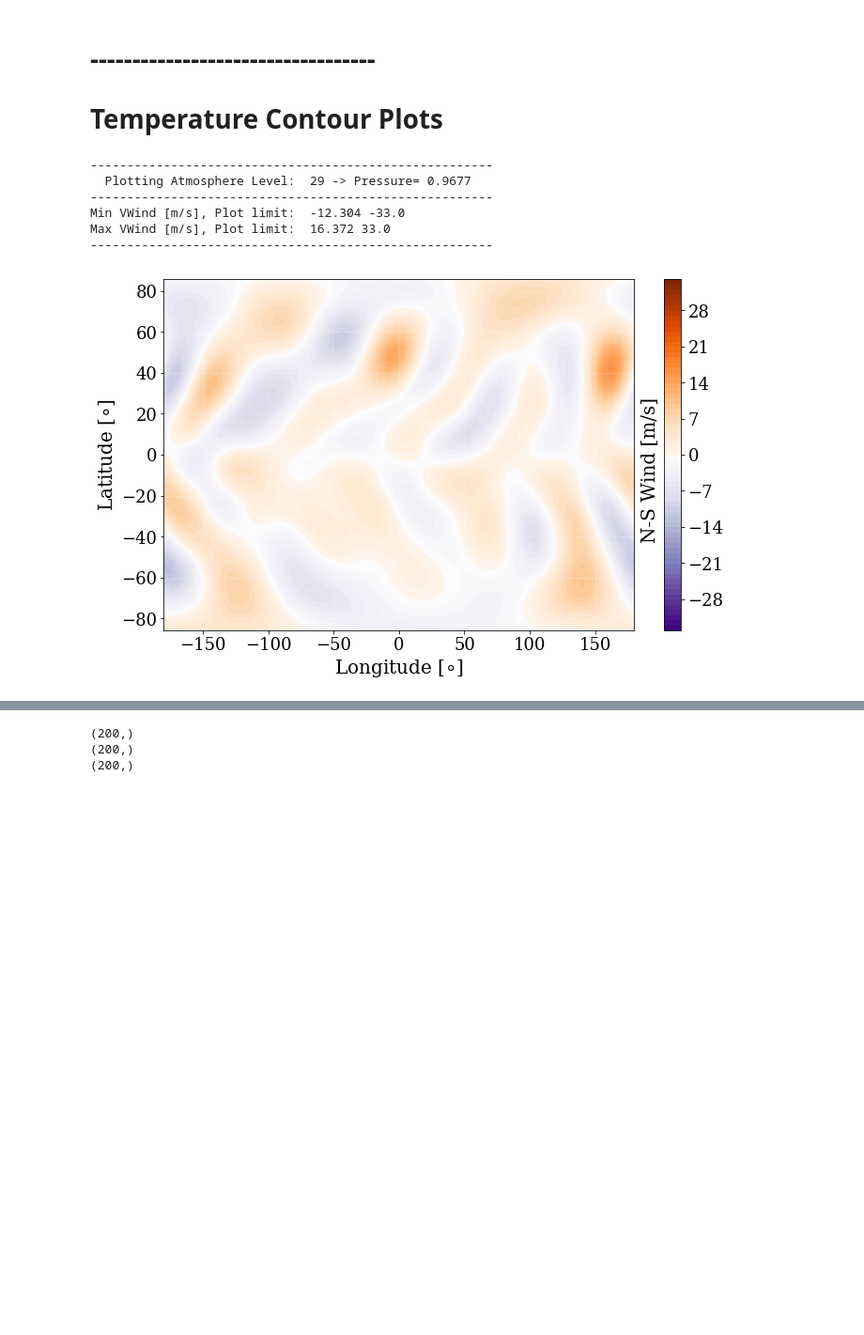
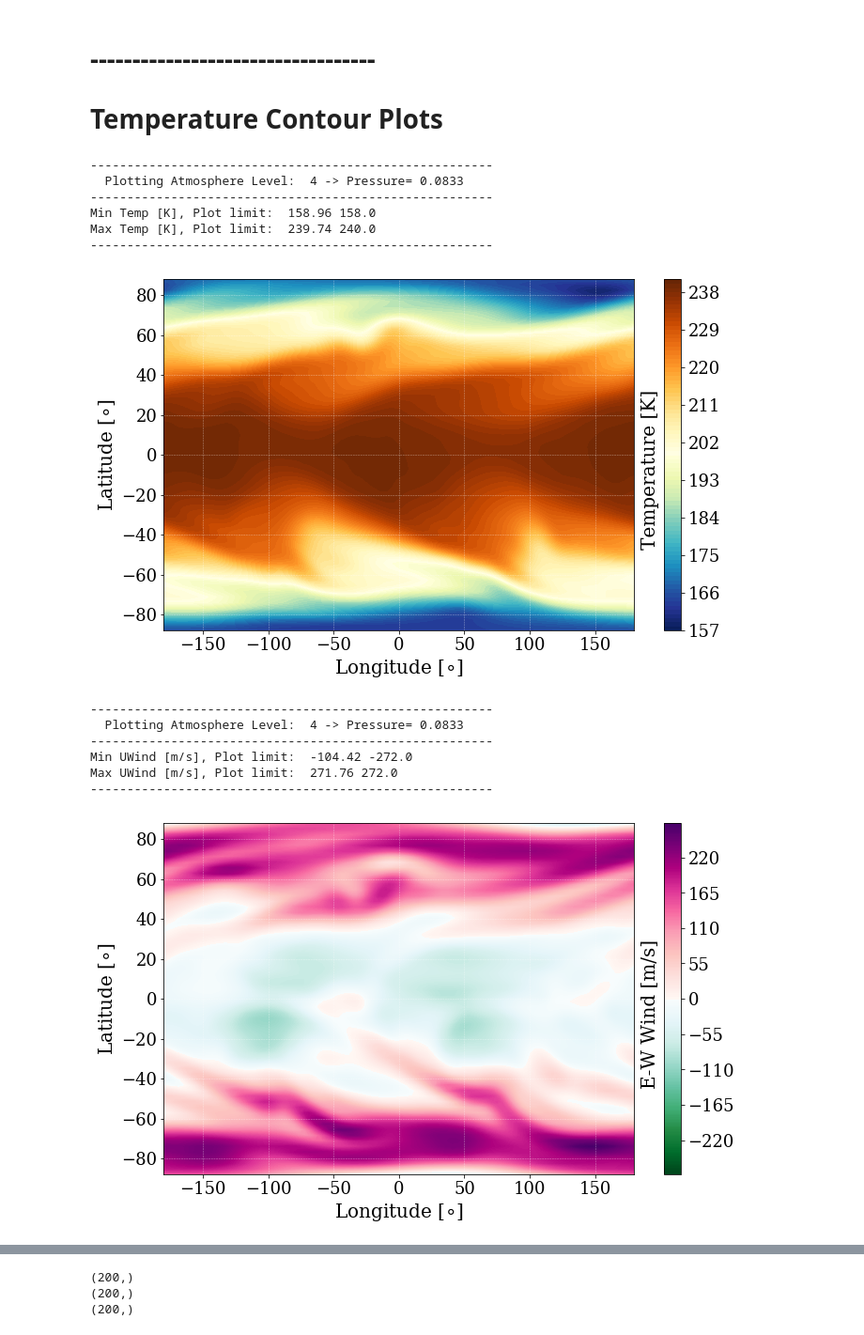
Before and after one commit to emily-rauscher/GCM_plots, a Jupyter notebook: PLOTS.ipynb, the cells around one changed output, grey strips where cells are left out. Shown at 94% size. Cells and saved outputs as stored; diff of their text form; code cells hidden in the pictures; blank space fills up the shorter version.

Commit message:
more plots

```diff
--- a/PLOTS.ipynb
+++ b/PLOTS.ipynb
@@ -3,7 +3,9 @@ from load_data import load_data
 
 path='Files/'
 
-runname,lon_arr,lat_arr,oom,surfp,p_BAR,data_26,data_lo=load_data(path)
+LastOrbit_=False
+
+runname,lon_arr_21,lat_arr_21,oom,surfp,p_BAR,data_26_21,data_lo=load_data(path,LastOrbit_)
 # %% [output]
 Run Name?:EARTH_T21
 Pressure OOM?:0
@@ -28,9 +30,9 @@ N_params:  6
 # %%
 from igcm_Plot import igcm_Plot
 
-lev=29
+lev=4
 
-plot=2              #0=temp, 1=U wind, 2=V wind, 3=streamplot
+plot=0              #0=temp, 1=U wind, 2=V wind, 3=streamplot
 
 vfrac=2.0           #for streamplot only
 
@@ -55,51 +57,67 @@ if plot==3:
     ptype='STREAM'
 
 if ortho==True:
     pstyle='_ortho'
 else:
     pstyle=''
 
 savename=path+runname+'/'+ptype+str(int(lev))+pstyle+'.pdf'
 
 
 ver=True           #verbose output, PLOTS AND TEXT
 
-cbarL=-33.0 #useful for multiple plots --- force lower limit of colorbars. SET 0 otherwise
-cbarM=33.0 #useful for multiple plots --- force upper limit of colorbars
+cbarL=0.0 #useful for multiple plots --- force lower limit of colorbars. SET 0 otherwise
+cbarM=0.0 #useful for multiple plots --- force upper limit of colorbars
 ex=1           # if you want to extend the colorbar. Default is 1 for temperature
 
 cbar_even=True #for Winds, center colorbar so that 0 is middle.
 ncolors=0  #0,sets so that each color step =1 in whatever units. otherwise =multiple of that
 
 %matplotlib inline
 igcm_Plot(plot,lon_arr,lat_arr,p_BAR,data_26,lev,latcenter,loncenter,ex,units_a,units_t,units_w,freeze,
           savefig,savename,ortho,ver,cbarL,cbarM,cbar_even,ncolors,vfrac,False)
 ###########################
-#plot=1
-#ptype='UWIND'
-#savename=path+runname+'/'+ptype+str(int(lev))+pstyle+'.pdf'
+plot=1
+ptype='UWIND'
+#cbarL=-33.0
+#cbarM=33.0
+savename=path+runname+'/'+ptype+str(int(lev))+pstyle+'.pdf'
 
-#igcm_Plot(plot,lon_arr,lat_arr,p_BAR,data_26,lev,latcenter,loncenter,ex,units_a,units_t,units_w,freeze,
-#          savefig,savename,ortho,ver,cbarL,cbarM,cbar_even,ncolors,vfrac,False)
+igcm_Plot(plot,lon_arr,lat_arr,p_BAR,data_26,lev,latcenter,loncenter,ex,units_a,units_t,units_w,freeze,
+          savefig,savename,ortho,ver,cbarL,cbarM,cbar_even,ncolors,vfrac,False)
 ###########################
-#plot=2
-#ptype='VWIND'
-#savename=path+runname+'/'+ptype+str(int(lev))+pstyle+'.pdf'
+plot=2
+ptype='VWIND'
+#cbarL=-33.0
+#cbarM=33.0
+savename=path+runname+'/'+ptype+str(int(lev))+pstyle+'.pdf'
 
-#igcm_Plot(plot,lon_arr,lat_arr,p_BAR,data_26,lev,latcenter,loncenter,ex,units_a,units_t,units_w,freeze,
-#          savefig,savename,ortho,ver,cbarL,cbarM,cbar_even,ncolors,vfrac,False)
+igcm_Plot(plot,lon_arr,lat_arr,p_BAR,data_26,lev,latcenter,loncenter,ex,units_a,units_t,units_w,freeze,
+          savefig,savename,ortho,ver,cbarL,cbarM,cbar_even,ncolors,vfrac,False)
 ###########################
-#plot=3
-#ptype='STREAM'
-#savename=path+runname+'/'+ptype+str(int(lev))+pstyle+'.png'
+plot=3
+ptype='STREAM'
+#cbarL=245.0
+#cbarM=305.0
+if ortho==True:
+    savename=path+runname+'/'+ptype+str(int(lev))+pstyle+'.png'
+else:
+    savename=path+runname+'/'+ptype+str(int(lev))+pstyle+'.pdf'
 
-#igcm_Plot(plot,lon_arr,lat_arr,p_BAR,data_26,lev,latcenter,loncenter,ex,units_a,units_t,units_w,freeze,
-#          savefig,savename,ortho,ver,cbarL,cbarM,cbar_even,ncolors,vfrac,False)
+igcm_Plot(plot,lon_arr,lat_arr,p_BAR,data_26,lev,latcenter,loncenter,ex,units_a,units_t,units_w,freeze,
+          savefig,savename,ortho,ver,cbarL,cbarM,cbar_even,ncolors,vfrac,False)
 # %% [output]
 -------------------------------------------------------
-  Plotting Atmosphere Level:  29 -> Pressure= 0.9677
+  Plotting Atmosphere Level:  4 -> Pressure= 0.0833
 -------------------------------------------------------
-Min VWind [m/s], Plot limit:  -12.304 -33.0
-Max VWind [m/s], Plot limit:  16.372 33.0
+Min Temp [K], Plot limit:  158.96 158.0
+Max Temp [K], Plot limit:  239.74 240.0
 -------------------------------------------------------
-[figure, old version]
+[figure, new version]
+-------------------------------------------------------
+  Plotting Atmosphere Level:  4 -> Pressure= 0.0833
+-------------------------------------------------------
+Min UWind [m/s], Plot limit:  -104.42 -272.0
+Max UWind [m/s], Plot limit:  271.76 272.0
+-------------------------------------------------------
+[figure, added]
```
Also changed, not shown: parts of 2 cells of this notebook, 1 other file.
